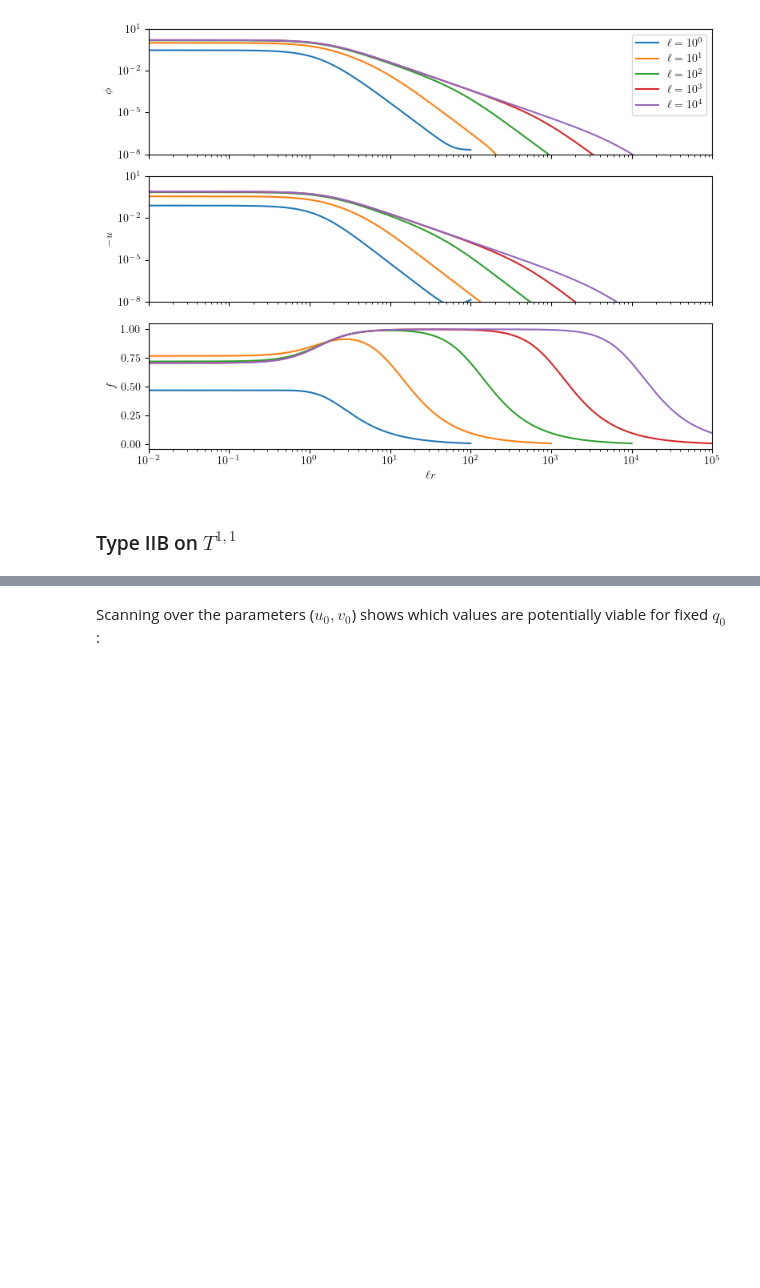
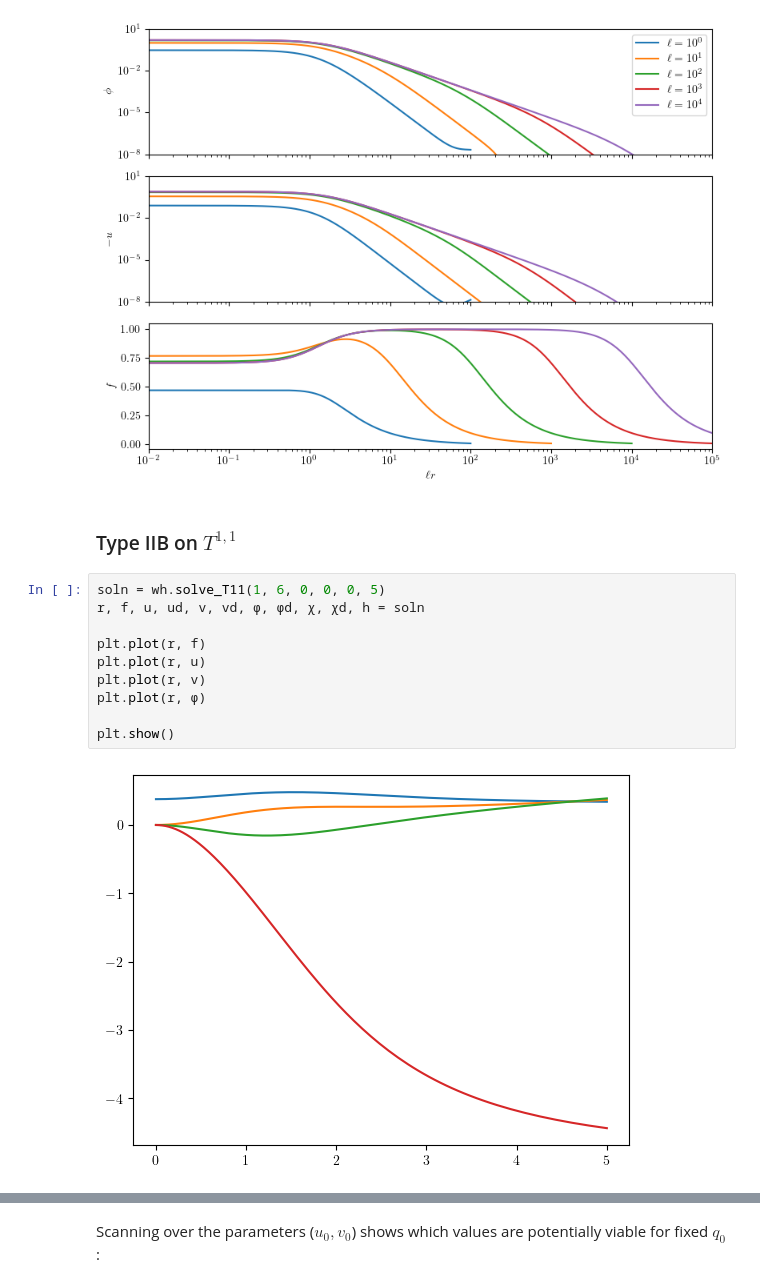
Before and after one commit to gloges/typeII-wormholes, a Jupyter notebook: wormholes.ipynb, the cells around one changed output, grey strips where cells are left out. Saved outputs shown, nothing was run; the diff lists cells and outputs as text; blank space fills up the shorter version.

```diff
--- a/wormholes.ipynb
+++ b/wormholes.ipynb
@@ -264,3 +264,15 @@ Performing shooting method for q0 = 1.0 out to r = 100 ...
 [figure]
 # %% [markdown]
 ### Type IIB on $T^{1,1}$
+# %%
+soln = wh.solve_T11(1, 6, 0, 0, 0, 5)
+r, f, u, ud, v, vd, φ, φd, χ, χd, h = soln
+
+plt.plot(r, f)
+plt.plot(r, u)
+plt.plot(r, v)
+plt.plot(r, φ)
+
+plt.show()
+# %% [output]
+[figure, added]
```
Also changed, not shown: parts of 3 cells of this notebook, 2 other files.
